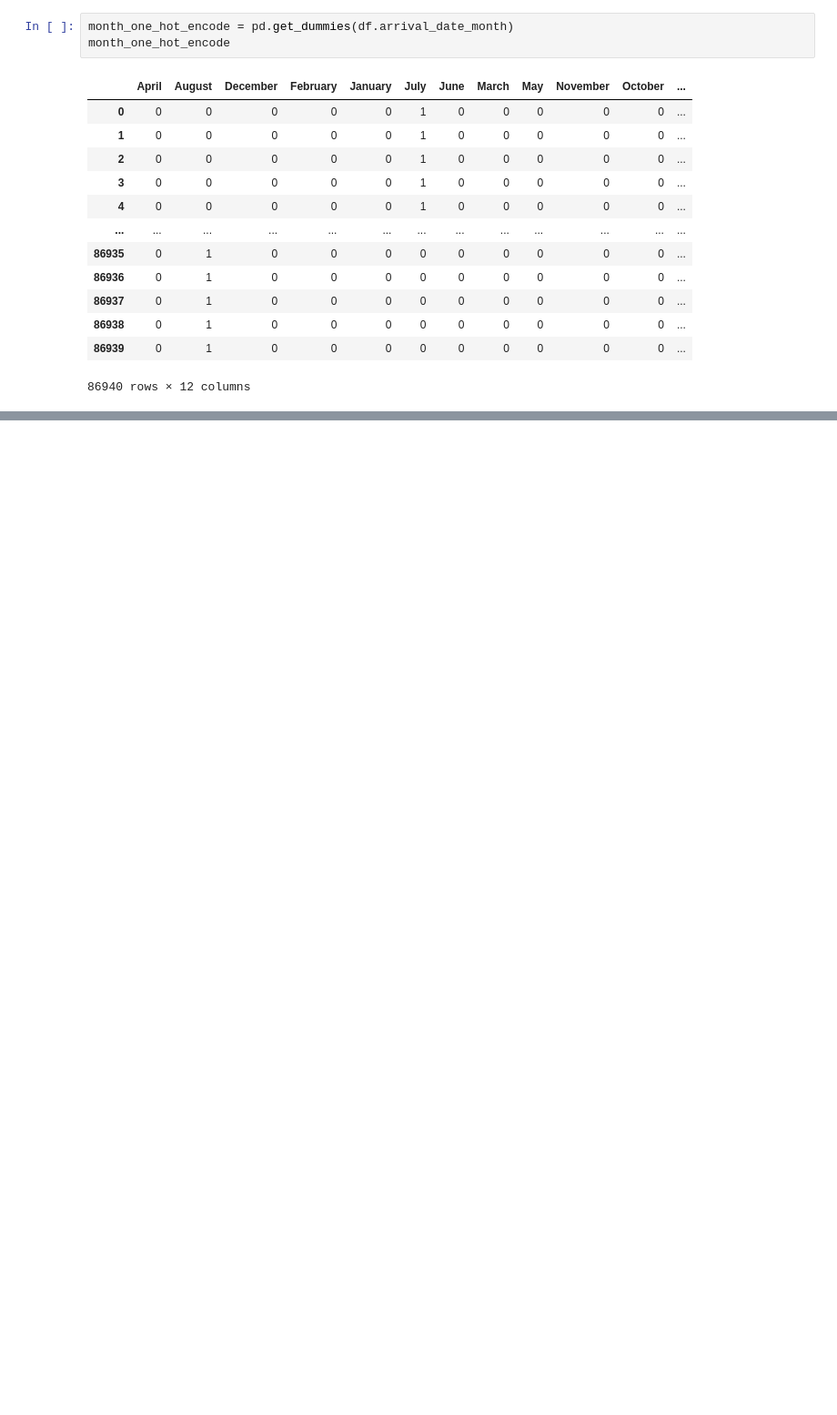
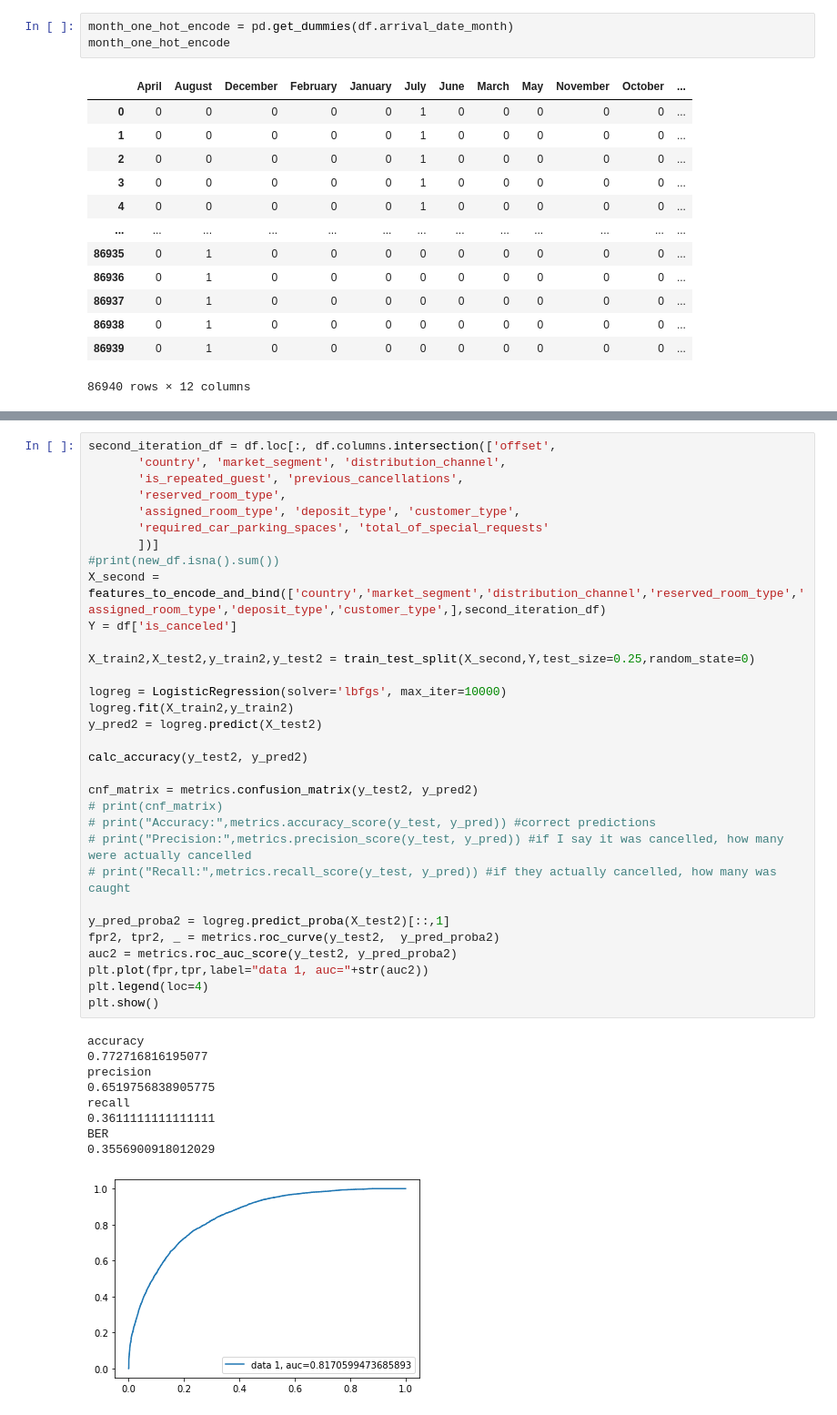
Before and after one commit to avni510/cse258, a Jupyter notebook: henry/logistic_regression.ipynb, the cells around one changed output, grey strips where cells are left out. Shown: that part at 91% size. Drawn from its saved outputs; the diff is of its cells as text; blank space fills up the shorter version.

```diff
--- a/henry/logistic_regression.ipynb
+++ b/henry/logistic_regression.ipynb
@@ -137,0 +275,42 @@ array([[0.7455301 , 0.2544699 ],
+# %%
+second_iteration_df = df.loc[:, df.columns.intersection(['offset',
+       'country', 'market_segment', 'distribution_channel',
+       'is_repeated_guest', 'previous_cancellations',
+       'reserved_room_type',
+       'assigned_room_type', 'deposit_type', 'customer_type',
+       'required_car_parking_spaces', 'total_of_special_requests'
+       ])]
+#print(new_df.isna().sum())
+X_second = features_to_encode_and_bind(['country','market_segment','distribution_channel','reserved_room_type','assigned_room_type','deposit_type','customer_type',],second_iteration_df)
+Y = df['is_canceled']
+
+X_train2,X_test2,y_train2,y_test2 = train_test_split(X_second,Y,test_size=0.25,random_state=0)
+
+logreg = LogisticRegression(solver='lbfgs', max_iter=10000)
+logreg.fit(X_train2,y_train2)
+y_pred2 = logreg.predict(X_test2)
+
+calc_accuracy(y_test2, y_pred2)
+
+cnf_matrix = metrics.confusion_matrix(y_test2, y_pred2)
+# print(cnf_matrix)
+# print("Accuracy:",metrics.accuracy_score(y_test, y_pred)) #correct predictions
+# print("Precision:",metrics.precision_score(y_test, y_pred)) #if I say it was cancelled, how many were actually cancelled
+# print("Recall:",metrics.recall_score(y_test, y_pred)) #if they actually cancelled, how many was caught
+
+y_pred_proba2 = logreg.predict_proba(X_test2)[::,1]
+fpr2, tpr2, _ = metrics.roc_curve(y_test2,  y_pred_proba2)
+auc2 = metrics.roc_auc_score(y_test2, y_pred_proba2)
+plt.plot(fpr,tpr,label="data 1, auc="+str(auc2))
+plt.legend(loc=4)
+plt.show()
+# %% [output]
+accuracy
+0.772716816195077
+precision
+0.6519756838905775
+recall
+0.3611111111111111
+BER
+0.3556900918012029
+[figure, added]
```
Also changed, not shown: parts of 18 cells of this notebook, 5 other files.
